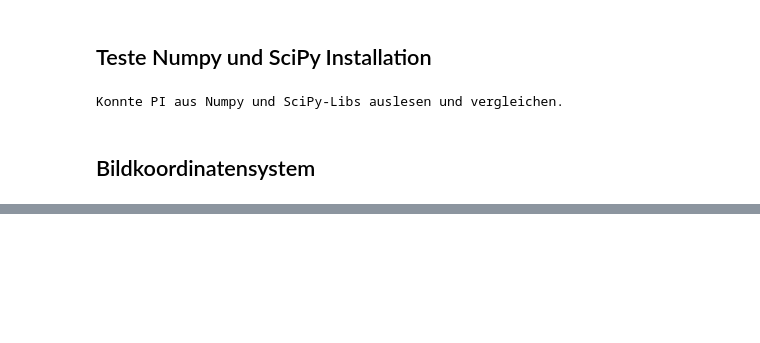
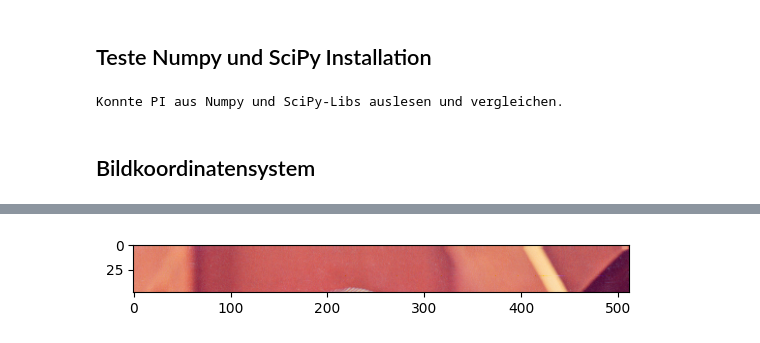
Before and after one commit to felixhoffmnn/digitale-bildverarbeitung, a Jupyter notebook: src/01_Setup/check_setup.ipynb, the cells around one changed output, grey strips where cells are left out. Saved outputs shown, nothing was run; the diff lists cells and outputs as text; code cells hidden in the pictures; blank space fills up the shorter version.

```diff
--- a/src/01_Setup/check_setup.ipynb
+++ b/src/01_Setup/check_setup.ipynb
@@ -53,5 +53,10 @@ plt.show()
 # %%
 # ToDo: Zeige die ersten 50 Zeilen des Bildes an
+plt.figure()
+plt.imshow(img_rgb[0:49,:])
+plt.show()
+# %% [output]
+[figure, added]
 # %%
 # ToDo: Zeige die einzelnen Farbkanäle Kanal des Bildes als 3x Grauwert-Bilder an
 # Anmerkung: plt.imshow(img[...], cmap='gray', vmin=0, vmax=255) ermöglicht die Darstellung als Grauwert-Bild
```
Also changed, not shown: parts of 3 cells of this notebook.
